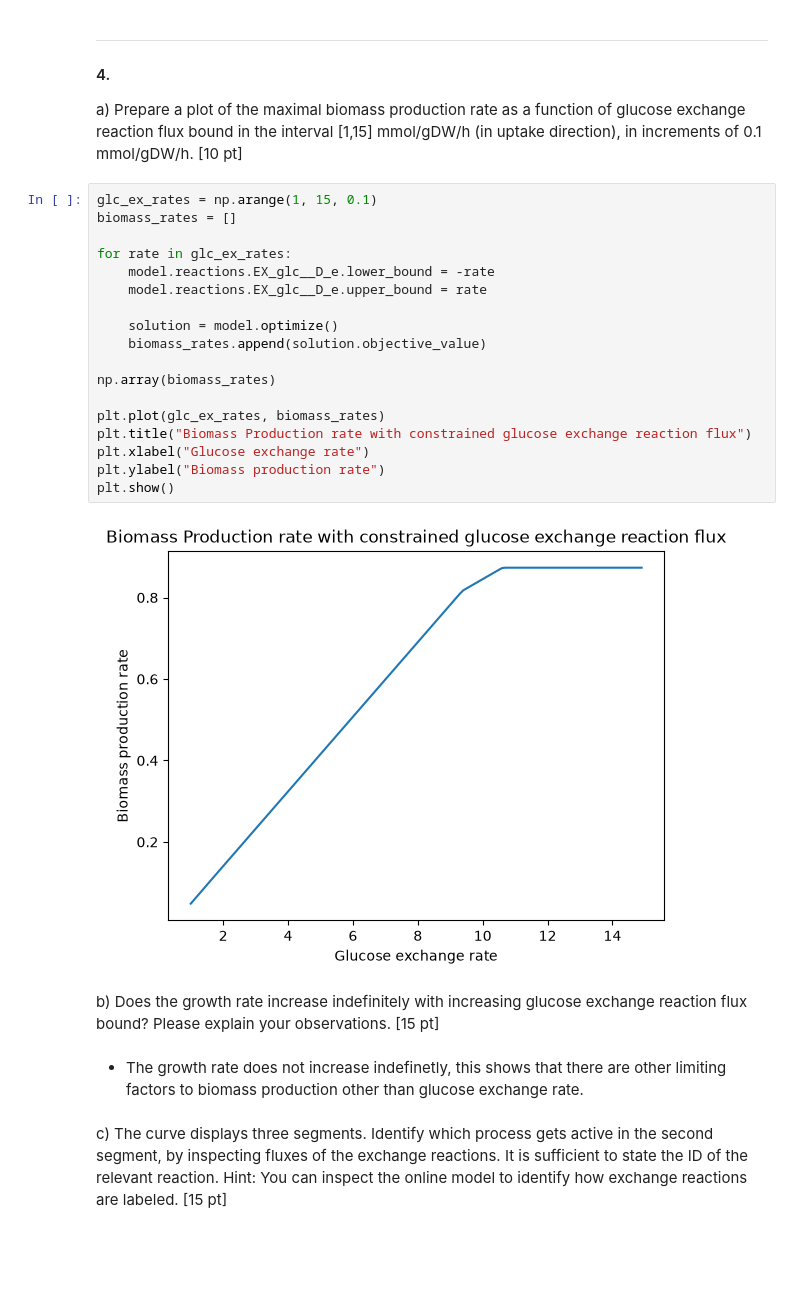
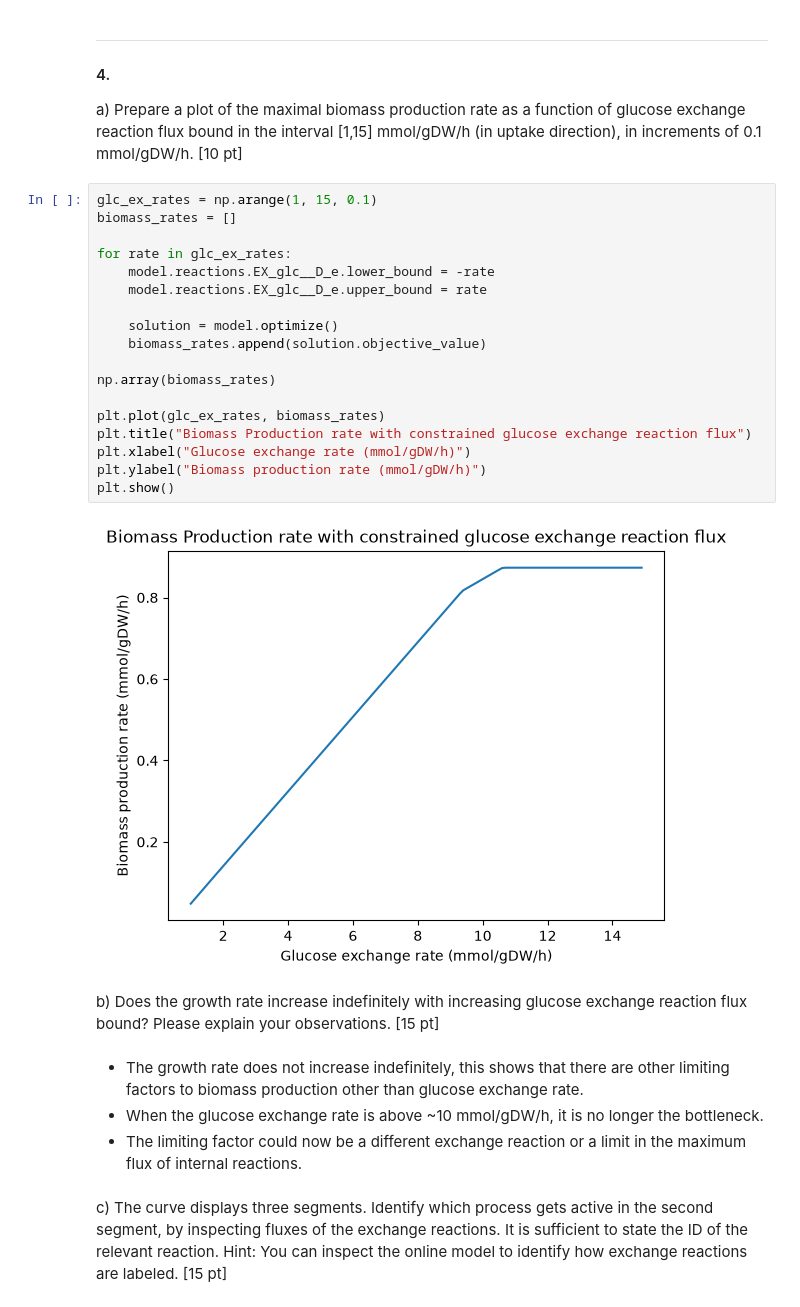
Before and after one commit to Frank03Lambert/MSMBS-Group07, a Jupyter notebook: Assignment2/assignment2.ipynb, the cells around one changed output. Drawn from its saved outputs; the diff is of its cells as text; blank space fills up the shorter version.

```diff
--- a/Assignment2/assignment2.ipynb
+++ b/Assignment2/assignment2.ipynb
@@ -130,27 +130,29 @@ a) Prepare a plot of the maximal biomass production rate as a function of glucos
 # %%
 glc_ex_rates = np.arange(1, 15, 0.1)
 biomass_rates = []
 
 for rate in glc_ex_rates:
     model.reactions.EX_glc__D_e.lower_bound = -rate
     model.reactions.EX_glc__D_e.upper_bound = rate
 
     solution = model.optimize()
     biomass_rates.append(solution.objective_value)
 
 np.array(biomass_rates)
 
 plt.plot(glc_ex_rates, biomass_rates)
 plt.title("Biomass Production rate with constrained glucose exchange reaction flux")
-plt.xlabel("Glucose exchange rate")
-plt.ylabel("Biomass production rate")
+plt.xlabel("Glucose exchange rate (mmol/gDW/h)")
+plt.ylabel("Biomass production rate (mmol/gDW/h)")
 plt.show()
 # %% [output]
-[figure, old version]
+[figure, new version]
 # %% [markdown]
 b) Does the growth rate increase indefinitely with increasing glucose exchange reaction flux bound? Please explain your observations. [15 pt]
 # %% [markdown]
-- The growth rate does not increase indefinetly, this shows that there are other limiting factors to biomass production other than glucose exchange rate.
+- The growth rate does not increase indefinitely, this shows that there are other limiting factors to biomass production other than glucose exchange rate.
+- When the glucose exchange rate is above ~10 mmol/gDW/h, it is no longer the bottleneck.
+- The limiting factor could now be a different exchange reaction or a limit in the maximum flux of internal reactions.
 # %% [markdown]
 c) The curve displays three segments. Identify which process gets active in the second segment, by inspecting fluxes of the exchange reactions. It is sufficient to state the ID of the relevant reaction. Hint: You can inspect the online model to identify how exchange reactions are labeled. [15 pt]
 # %%
```
Also changed, not shown: parts of 2 cells of this notebook, 1 other file.
